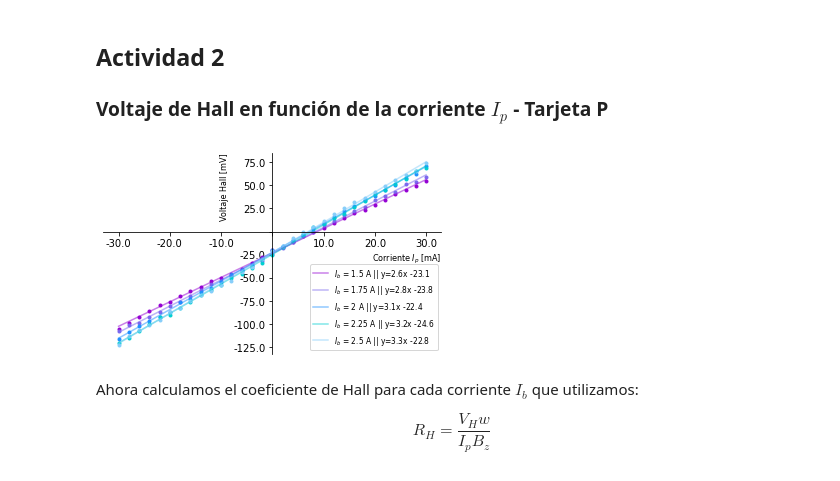
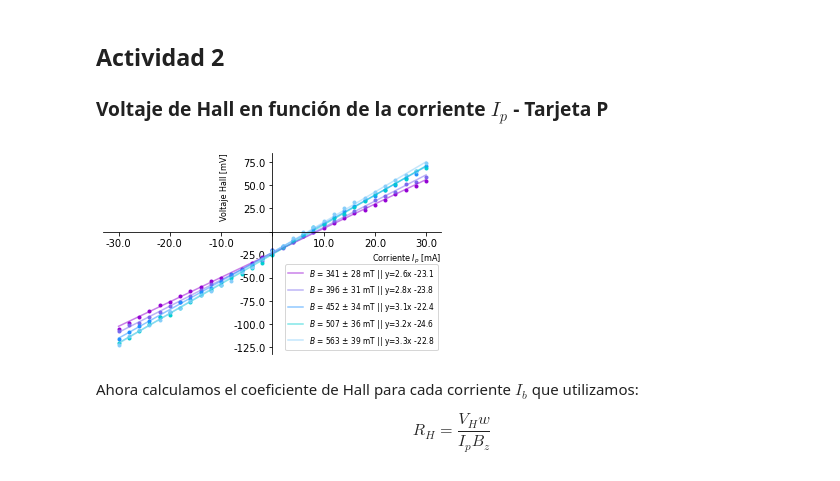
Before and after one commit to sofiaalvarezlopez/Laboratorio-Intermedio, a Jupyter notebook: Efecto Hall/Efecto Hall.ipynb, the cells around one changed output. Saved outputs shown, nothing was run; the diff lists cells and outputs as text; code cells hidden in the pictures.

```diff
--- a/Efecto Hall/Efecto Hall.ipynb
+++ b/Efecto Hall/Efecto Hall.ipynb
@@ -58,31 +58,34 @@ popt_250, pcov_250 = curve_fit(ajuste_lineal, p_V_I['Corriente (mA)'], p_V_I['Vo
 # %%
 fig, ax = plt.subplots(figsize=(5,5/1.61616))
 i_b = 1.5
+B, incs = [], []
 colors = ['darkviolet', 'mediumslateblue', 'dodgerblue', 'darkturquoise', 'lightskyblue', 'turquoise']
 for i,col in enumerate(p_V_I.columns):
     if col != 'Corriente (mA)':
         plt.plot(p_V_I['Corriente (mA)'], p_V_I[col], '.',c=colors[i-1])
+        B.append(i_b*popt_act1[0] + popt_act1[1])
+        incs.append(i_b*pcov_act1[0,0] + pcov_act1[0,0])
         i_b += 0.25
-plt.plot(x, x*popt_150[0] + popt_150[1],c='darkviolet', alpha=0.5, label= '$I_b$ = 1.5 A ||' + ' y={:.1f}x {:.1f}'.format(popt_150[0], popt_150[1]))
-plt.plot(x, x*popt_175[0] + popt_175[1],c='mediumslateblue', alpha=0.5, label='$I_b$ = 1.75 A ||' +' y={:.1f}x {:.1f}'.format(popt_175[0], popt_175[1]))
-plt.plot(x, x*popt_200[0] + popt_200[1],c='dodgerblue', alpha=0.5, label='$I_b$ = 2 A ||' + ' y={:.1f}x {:.1f}'.format(popt_200[0], popt_200[1]))
-plt.plot(x, x*popt_225[0] + popt_225[1],c='darkturquoise', alpha=0.5, label='$I_b$ = 2.25 A ||' + ' y={:.1f}x {:.1f}'.format(popt_225[0], popt_225[1]))
-plt.plot(x, x*popt_250[0] + popt_250[1],c='lightskyblue', alpha=0.5, label='$I_b$ = 2.5 A ||' +' y={:.1f}x {:.1f}'.format(popt_250[0], popt_250[1]))
+plt.plot(x, x*popt_150[0] + popt_150[1],c='darkviolet', alpha=0.5, label= ('$B$ = {:.0f} $\pm$ {:.0f} mT ||' + ' y={:.1f}x {:.1f}').format(B[0], incs[0], popt_150[0], popt_150[1]))
+plt.plot(x, x*popt_175[0] + popt_175[1],c='mediumslateblue', alpha=0.5, label=('$B$ = {:.0f} $\pm$ {:.0f} mT ||' +' y={:.1f}x {:.1f}').format(B[1], incs[1], popt_175[0], popt_175[1]))
+plt.plot(x, x*popt_200[0] + popt_200[1],c='dodgerblue', alpha=0.5, label=('$B$ = {:.0f} $\pm$ {:.0f} mT ||' + ' y={:.1f}x {:.1f}').format(B[2], incs[2], popt_200[0], popt_200[1]))
+plt.plot(x, x*popt_225[0] + popt_225[1],c='darkturquoise', alpha=0.5, label=('$B$ = {:.0f} $\pm$ {:.0f} mT ||' + ' y={:.1f}x {:.1f}').format(B[3], incs[3], popt_225[0], popt_225[1]))
+plt.plot(x, x*popt_250[0] + popt_250[1],c='lightskyblue', alpha=0.5, label=('$B$ = {:.0f} $\pm$ {:.0f} mT ||' +' y={:.1f}x {:.1f}').format(B[4], incs[4], popt_250[0], popt_250[1]))
 
 ax.spines['left'].set_position('zero')
 ax.spines['right'].set_color('none')
 ax.spines['bottom'].set_position('zero')
 ax.spines['top'].set_color('none')
 func = lambda x, pos: "" if np.isclose(x,0) else x
 plt.gca().xaxis.set_major_formatter(ticker.FuncFormatter(func))
 plt.gca().yaxis.set_major_formatter(ticker.FuncFormatter(func))
 ax.set_xlabel('Corriente $I_p$ [mA]', fontsize=8, loc='right')
 ax.set_ylabel('Voltaje Hall [mV]', fontsize=8, loc='top')
 plt.tight_layout()
 ax.legend(loc='lower right',prop={'size': 7.5})
 plt.savefig('p-V-I.pdf')
 # %% [output]
-[figure, old version]
+[figure, new version]
 # %% [markdown]
 Ahora calculamos el coeficiente de Hall para cada corriente $I_b$ que utilizamos:
 
```
Also changed, not shown: parts of 12 cells of this notebook, 8 other files.
